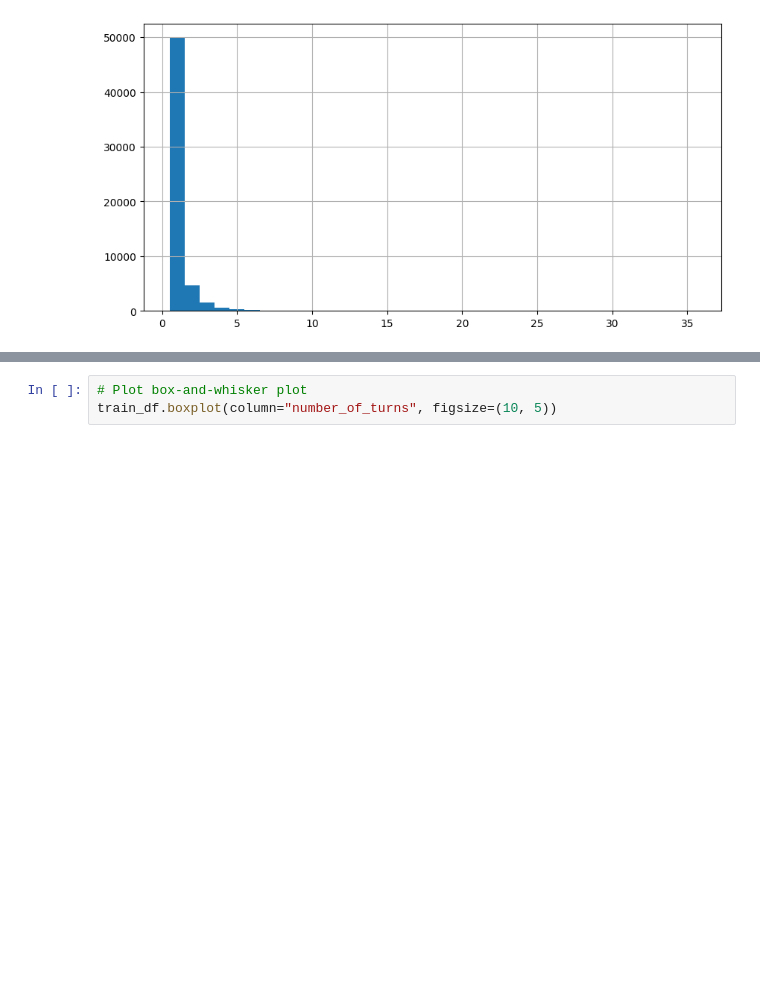
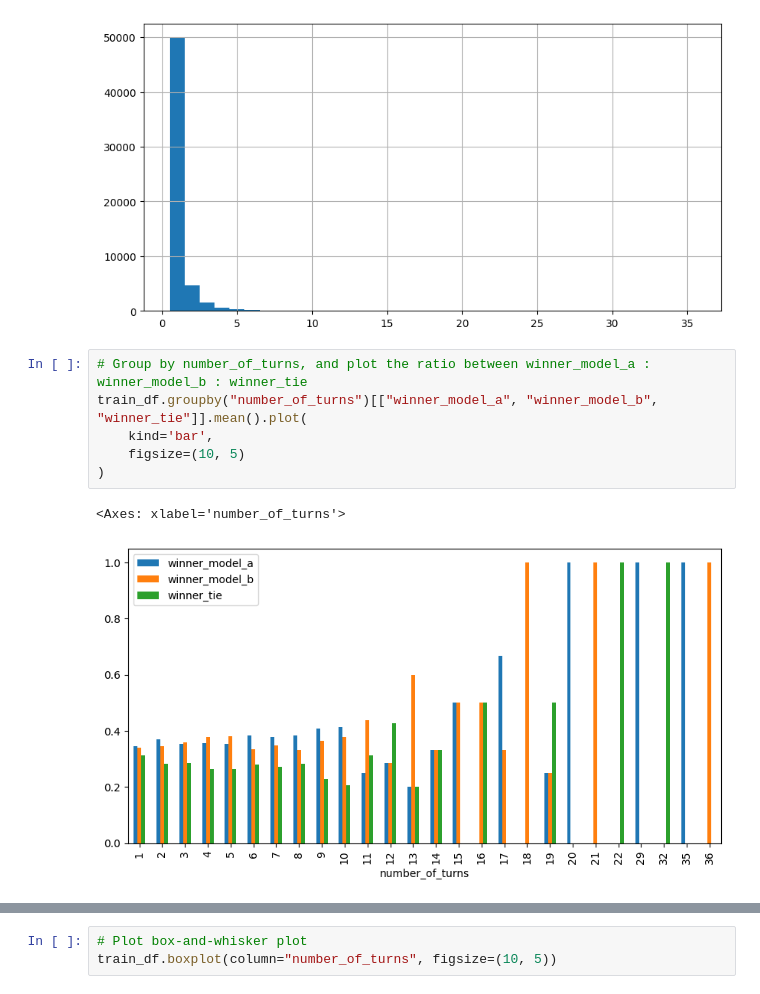
Before and after one commit to jdubkim/lmsys-arena, a Jupyter notebook: eda.ipynb, the cells around one changed output, grey strips where cells are left out. Drawn from its saved outputs; the diff is of its cells as text; blank space fills up the shorter version.

```diff
--- a/eda.ipynb
+++ b/eda.ipynb
@@ -61,3 +61,12 @@ train_df["number_of_turns"].hist(
 # %% [output]
 <Axes: >
 [figure]
+# %%
+# Group by number_of_turns, and plot the ratio between winner_model_a : winner_model_b : winner_tie
+train_df.groupby("number_of_turns")[["winner_model_a", "winner_model_b", "winner_tie"]].mean().plot(
+    kind='bar',
+    figsize=(10, 5)
+)
+# %% [output]
+<Axes: xlabel='number_of_turns'>
+[figure, added]
```
Also changed, not shown: parts of 5 cells of this notebook.
